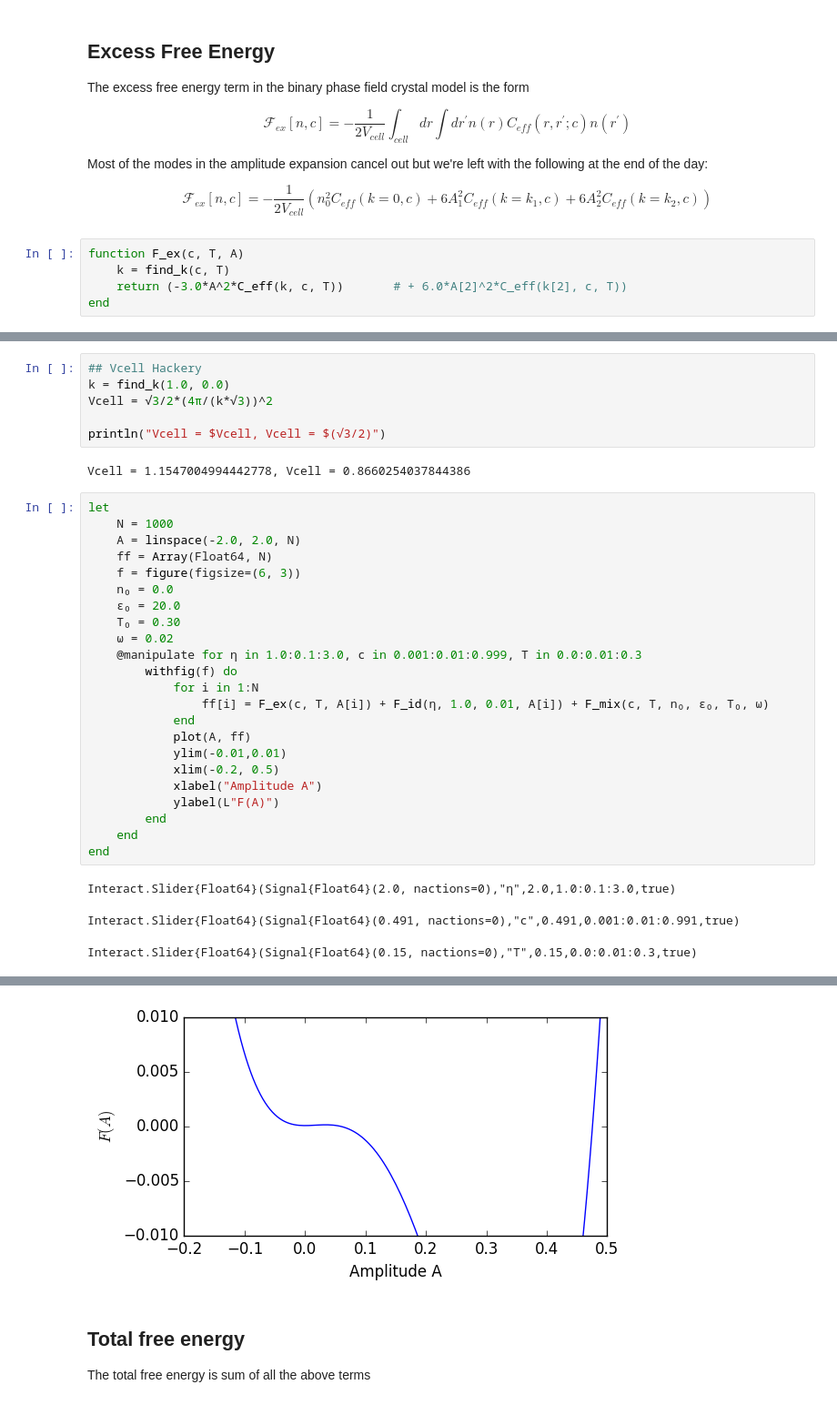
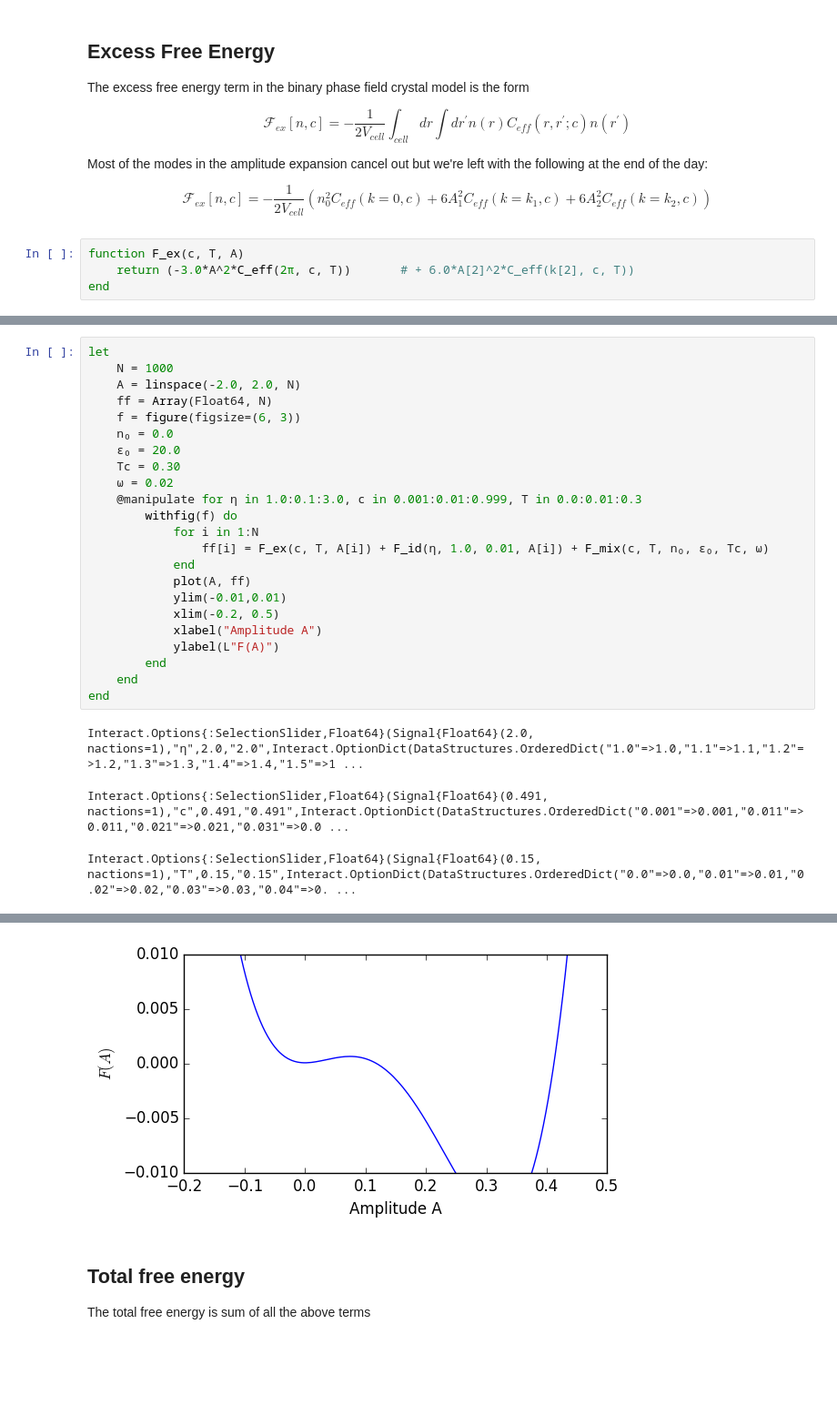
Before and after one commit to nsmith5/thesis, a Jupyter notebook: 1.0/1.1 Syntectic Reaction/Phase Diagram/phase diagram.ipynb, the cells around one changed output, grey strips where cells are left out. Shown at 91% size. Drawn from its saved outputs; the diff is of its cells as text; blank space fills up the shorter version.

```diff
--- a/1.0/1.1 Syntectic Reaction/Phase Diagram/phase diagram.ipynb
+++ b/1.0/1.1 Syntectic Reaction/Phase Diagram/phase diagram.ipynb
@@ -219,7 +216,6 @@ $$
 $$
 # %%
 function F_ex(c, T, A)
-    k = find_k(c, T)
-    return (-3.0*A^2*C_eff(k, c, T))       # + 6.0*A[2]^2*C_eff(k[2], c, T))
+    return (-3.0*A^2*C_eff(2π, c, T))       # + 6.0*A[2]^2*C_eff(k[2], c, T))
 end
 # %% [output]
@@ -227,11 +224,3 @@ F_ex (generic function with 1 method)
-# %%
-## Vcell Hackery
-k = find_k(1.0, 0.0)
-Vcell = √3/2*(4π/(k*√3))^2
-
-println("Vcell = $Vcell, Vcell = $(√3/2)")
-# %% [output]
-Vcell = 1.1547004994442778, Vcell = 0.8660254037844386
 # %%
 let
     N = 1000
@@ -240,12 +229,12 @@ let
     f = figure(figsize=(6, 3))
     n₀ = 0.0
     ϵ₀ = 20.0
-    T₀ = 0.30
+    Tc = 0.30
     ω = 0.02
     @manipulate for η in 1.0:0.1:3.0, c in 0.001:0.01:0.999, T in 0.0:0.01:0.3
         withfig(f) do
             for i in 1:N
-                ff[i] = F_ex(c, T, A[i]) + F_id(η, 1.0, 0.01, A[i]) + F_mix(c, T, n₀, ϵ₀, T₀, ω)
+                ff[i] = F_ex(c, T, A[i]) + F_id(η, 1.0, 0.01, A[i]) + F_mix(c, T, n₀, ϵ₀, Tc, ω)
             end
             plot(A, ff)
             ylim(-0.01,0.01)
@@ -256,6 +245,6 @@ let
     end
 end
 # %% [output]
-Interact.Slider{Float64}(Signal{Float64}(2.0, nactions=0),"η",2.0,1.0:0.1:3.0,true)
+Interact.Options{:SelectionSlider,Float64}(Signal{Float64}(2.0, nactions=1),"η",2.0,"2.0",Interact.OptionDict(DataStructures.OrderedDict("1.0"=>1.0,"1.1"=>1.1,"1.2"=>1.2,"1.3"=>1.3,"1.4"=>1.4,"1.5"=>1 ...
-Interact.Slider{Float64}(Signal{Float64}(0.491, nactions=0),"c",0.491,0.001:0.01:0.991,true)
+Interact.Options{:SelectionSlider,Float64}(Signal{Float64}(0.491, nactions=1),"c",0.491,"0.491",Interact.OptionDict(DataStructures.OrderedDict("0.001"=>0.001,"0.011"=>0.011,"0.021"=>0.021,"0.031"=>0.0 ...
-Interact.Slider{Float64}(Signal{Float64}(0.15, nactions=0),"T",0.15,0.0:0.01:0.3,true)
+Interact.Options{:SelectionSlider,Float64}(Signal{Float64}(0.15, nactions=1),"T",0.15,"0.15",Interact.OptionDict(DataStructures.OrderedDict("0.0"=>0.0,"0.01"=>0.01,"0.02"=>0.02,"0.03"=>0.03,"0.04"=>0. ...
@@ -262,4 +255,4 @@ Interact.Slider{Float64}(Signal{Float64}(0.15, nactions=0),"T",0.15,0.0:0.01:0.3
-[figure, old version]
+[figure, new version]
 # %% [markdown]
 ## Total free energy
 
```
Also changed, not shown: parts of 19 cells of this notebook, 16 other files.
